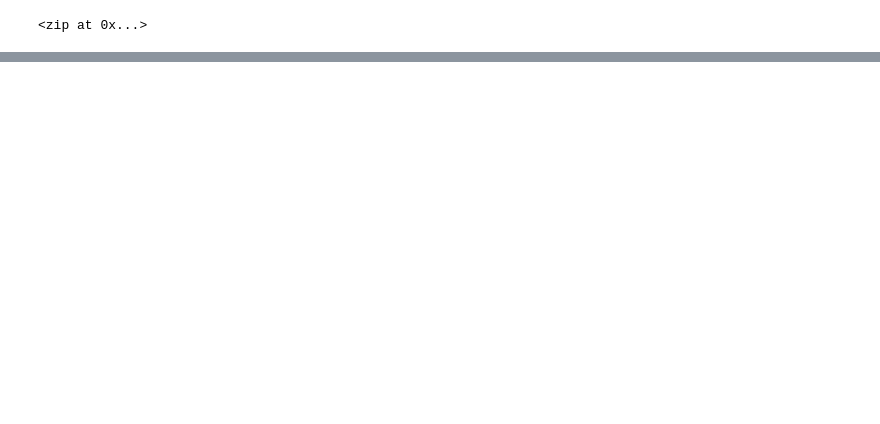
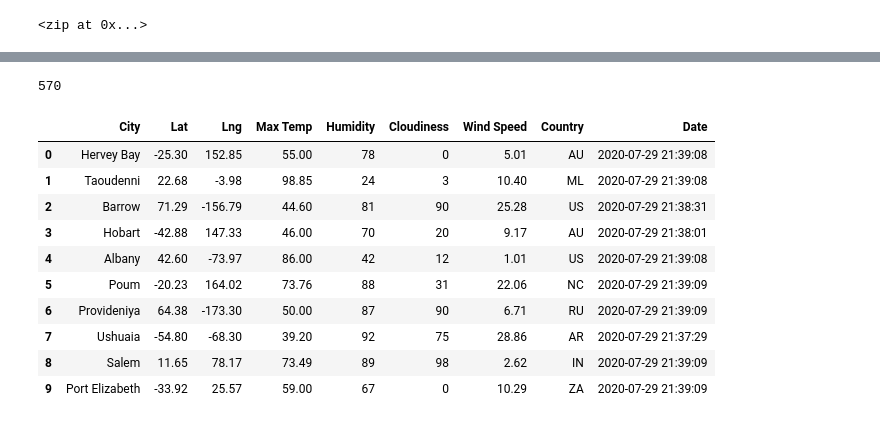
Before and after one commit to yajingran/World_Weather_Analysis, a Jupyter notebook: WeatherPy.ipynb, the cells around one changed output, grey strips where cells are left out. Cells and saved outputs as stored; diff of their text form; code cells hidden in the pictures; blank space fills up the shorter version.

```diff
--- a/WeatherPy.ipynb
+++ b/WeatherPy.ipynb
@@ -32,0 +125,20 @@ len(cities)
+# %%
+len(city_data)
+# %% [output]
+570
+# %%
+# Convert the array of dictionaries to a Pandas DataFrame.
+city_data_df = pd.DataFrame(city_data)
+city_data_df.head(10)
+# %% [output]
+|  | City | Lat | Lng | Max Temp | Humidity | Cloudiness | Wind Speed | Country | Date |
+| 0 | Hervey Bay | -25.30 | 152.85 | 55.00 | 78 | 0 | 5.01 | AU | 2020-07-29 21:39:08 |
+| 1 | Taoudenni | 22.68 | -3.98 | 98.85 | 24 | 3 | 10.40 | ML | 2020-07-29 21:39:08 |
+| 2 | Barrow | 71.29 | -156.79 | 44.60 | 81 | 90 | 25.28 | US | 2020-07-29 21:38:31 |
+| 3 | Hobart | -42.88 | 147.33 | 46.00 | 70 | 20 | 9.17 | AU | 2020-07-29 21:38:01 |
+| 4 | Albany | 42.60 | -73.97 | 86.00 | 42 | 12 | 1.01 | US | 2020-07-29 21:39:08 |
+| 5 | Poum | -20.23 | 164.02 | 73.76 | 88 | 31 | 22.06 | NC | 2020-07-29 21:39:09 |
+| 6 | Provideniya | 64.38 | -173.30 | 50.00 | 87 | 90 | 6.71 | RU | 2020-07-29 21:39:09 |
+| 7 | Ushuaia | -54.80 | -68.30 | 39.20 | 92 | 75 | 28.86 | AR | 2020-07-29 21:37:29 |
+| 8 | Salem | 11.65 | 78.17 | 73.49 | 89 | 98 | 2.62 | IN | 2020-07-29 21:39:09 |
+| 9 | Port Elizabeth | -33.92 | 25.57 | 59.00 | 67 | 0 | 10.29 | ZA | 2020-07-29 21:39:09 |
```
Also changed, not shown: parts of 8 cells of this notebook, 3 other files.
